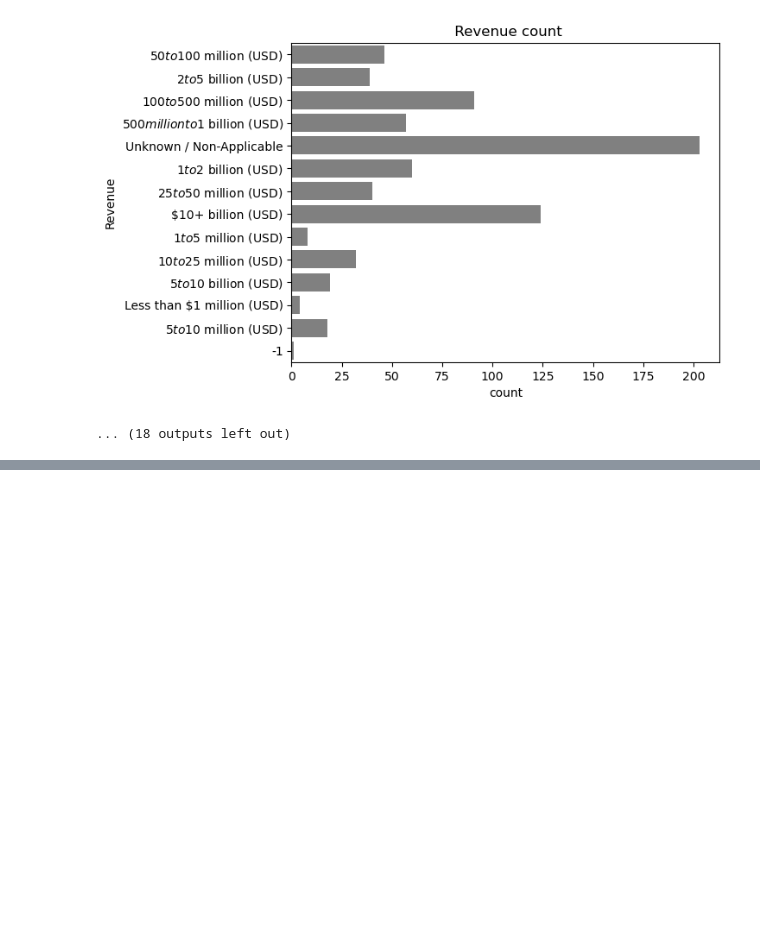
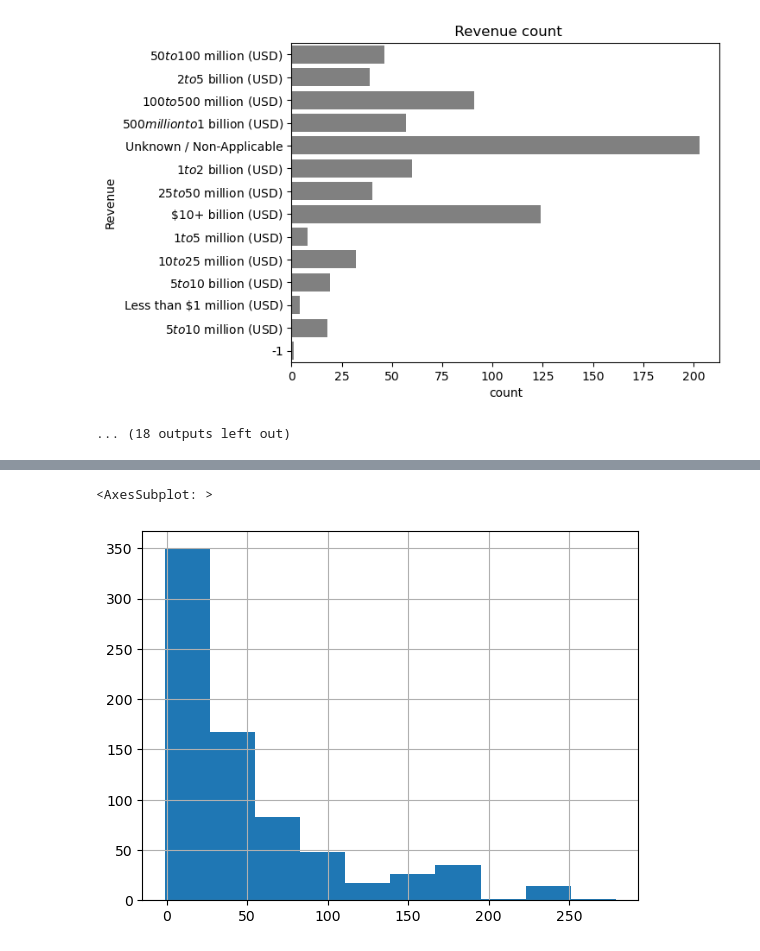
Before and after one commit to BibekRai44/DS_salary, a Jupyter notebook: project building/eda.ipynb, the cells around one changed output, grey strips where cells are left out. Saved outputs shown, nothing was run; the diff lists cells and outputs as text; code cells hidden in the pictures; blank space fills up the shorter version.

```diff
--- a/project building/eda.ipynb
+++ b/project building/eda.ipynb
@@ -331,0 +337,5 @@ RuntimeError: In draw_glyphs_to_bitmap: Could not convert glyph to bitmap (raste
+# %%
+df['age'].hist()
+# %% [output]
+<AxesSubplot: >
+[figure, added]
```
Also changed, not shown: parts of 8 cells of this notebook.
